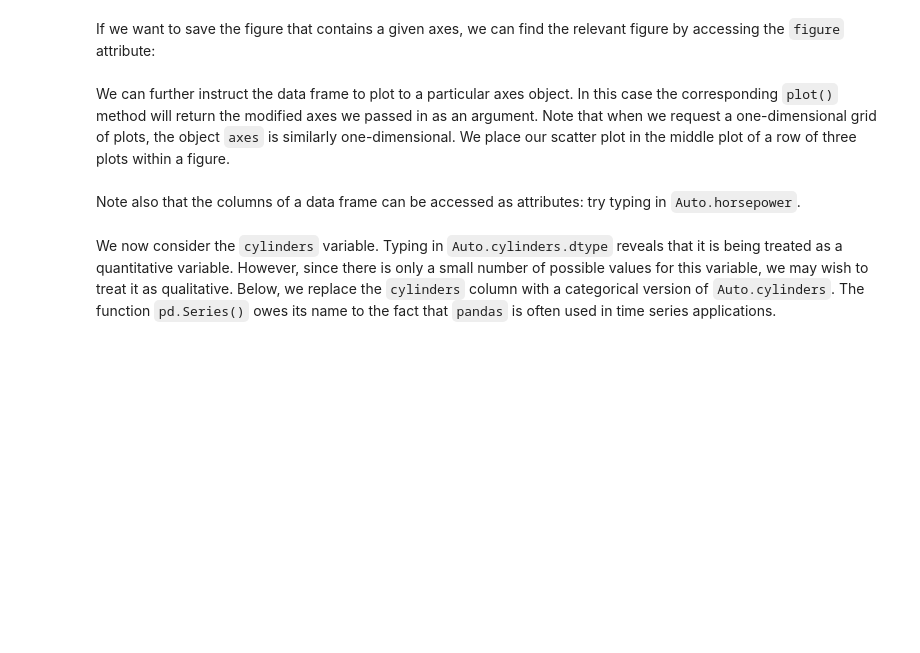
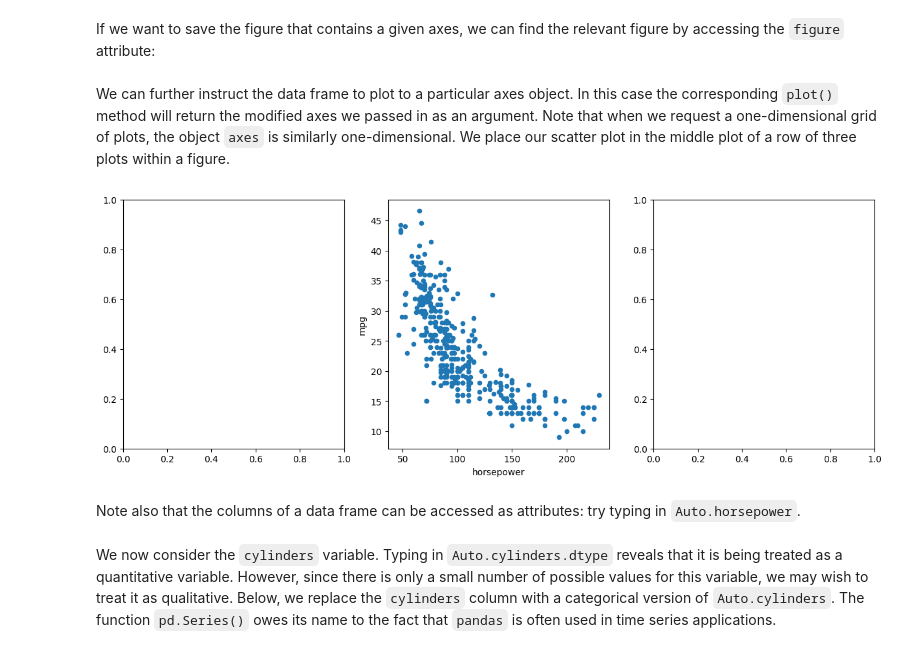
Before and after one commit to l22140627-sketch/ISLP_labs, a Jupyter notebook: Ch02-statlearn-lab.ipynb, the cells around one changed output. Cells and saved outputs as stored; diff of their text form; code cells hidden in the pictures; blank space fills up the shorter version.

```diff
--- a/Ch02-statlearn-lab.ipynb
+++ b/Ch02-statlearn-lab.ipynb
@@ -1146,8 +1381,10 @@ when we request a one-dimensional grid of plots, the object `axes` is similarly
 one-dimensional. We place our scatter plot in the middle plot of a row of three plots
 within a figure.
 # %%
-#fig, axes = subplots(ncols=3, figsize=(15, 5))
-#auto.plot.scatter('horsepower', 'mpg', ax=axes[1]);
+fig, axes = subplots(ncols=3, figsize=(15, 5))
+Auto.plot.scatter('horsepower', 'mpg', ax=axes[1]);
+# %% [output]
+[figure, added]
 # %% [markdown]
 Note also that the columns of a data frame can be accessed as attributes: try typing in `Auto.horsepower`.
 # %% [markdown]
```
Also changed, not shown: parts of 48 cells of this notebook.
